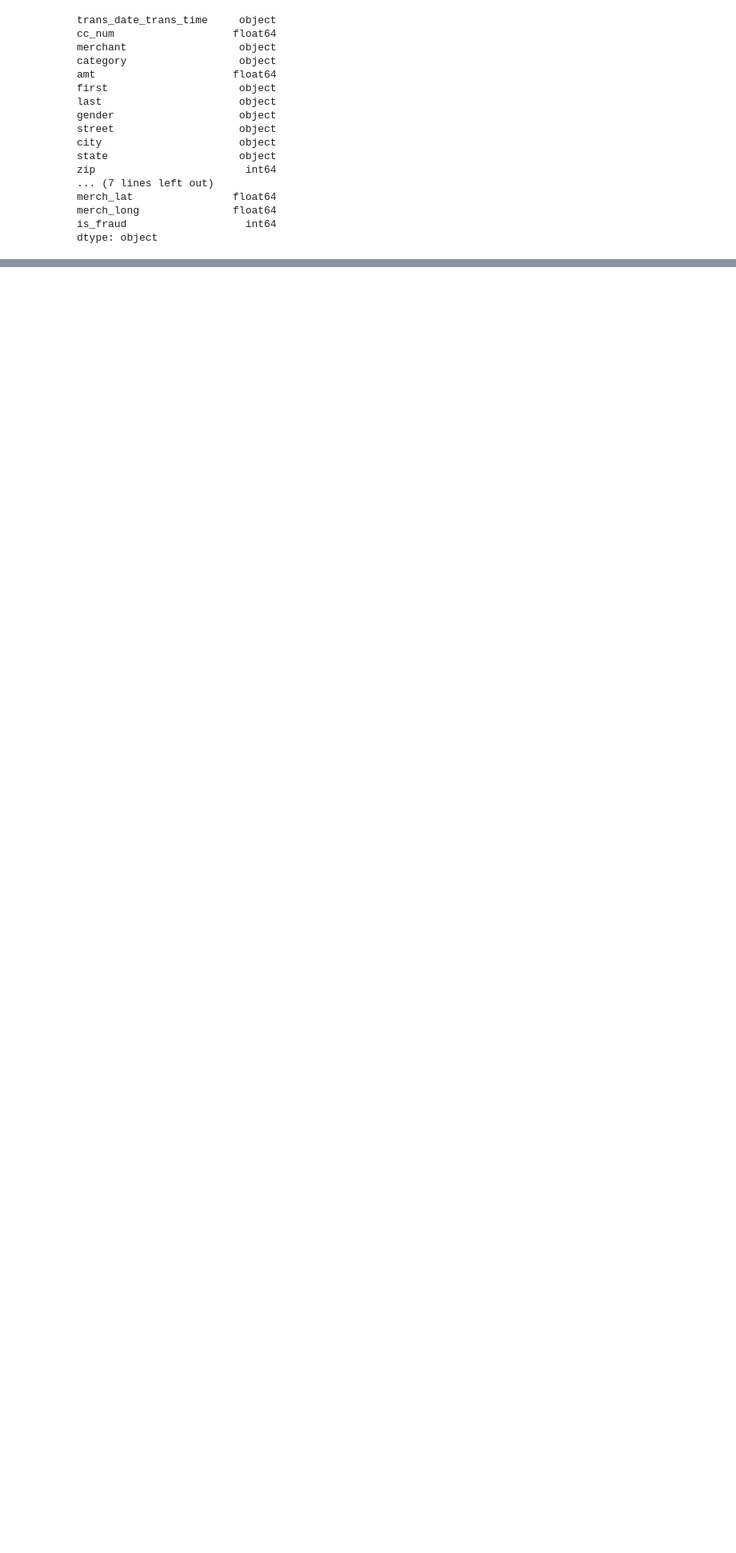
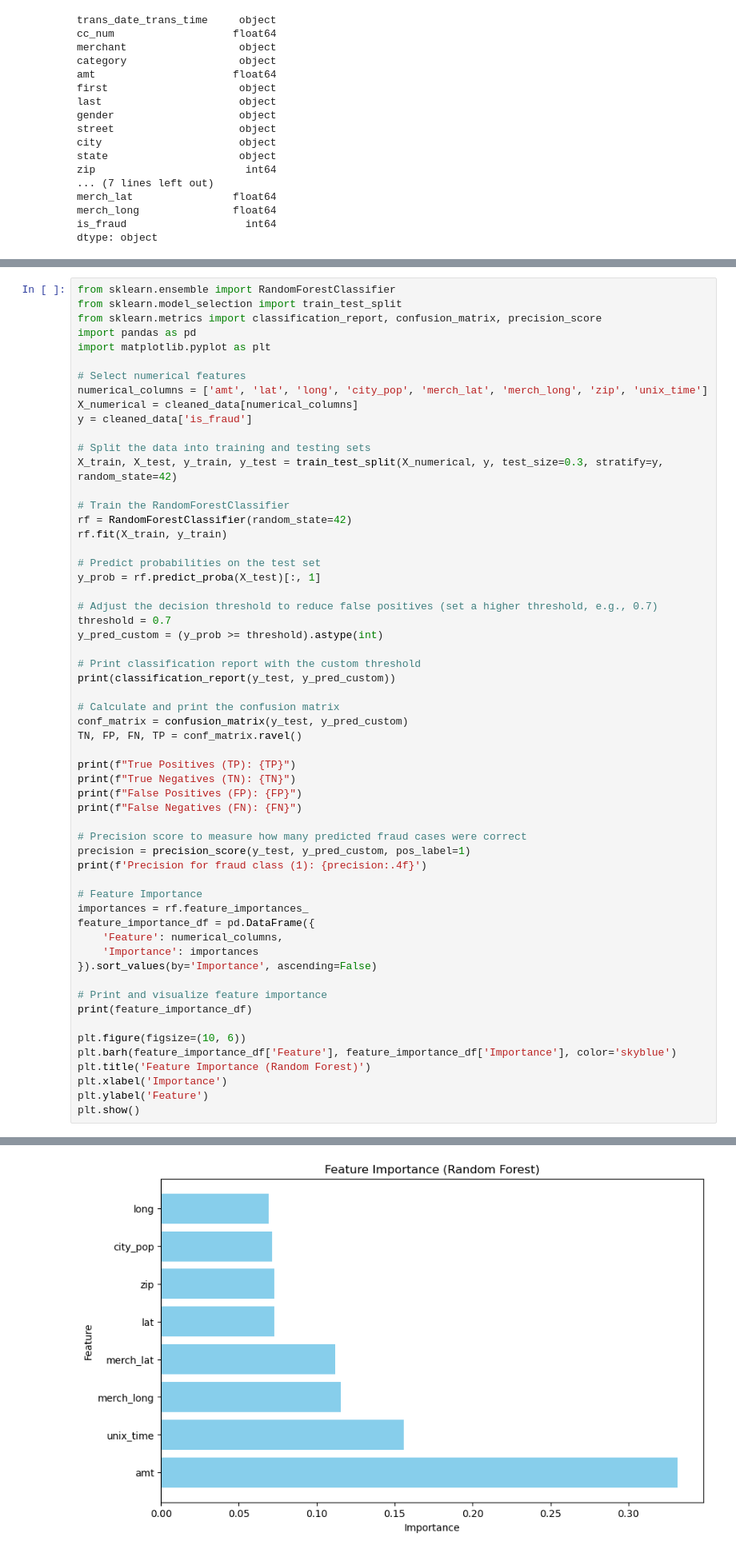
Before and after one commit to JarelKoh/Datathon, a Jupyter notebook: Datathon.ipynb, the cells around one changed output, grey strips where cells are left out. Shown at 80% size. Drawn from its saved outputs; the diff is of its cells as text; blank space fills up the shorter version.

```diff
--- a/Datathon.ipynb
+++ b/Datathon.ipynb
@@ -111,0 +86,59 @@ weighted avg       1.00      1.00      1.00    185239
+# %%
+from sklearn.ensemble import RandomForestClassifier
+from sklearn.model_selection import train_test_split
+from sklearn.metrics import classification_report, confusion_matrix, precision_score
+import pandas as pd
+import matplotlib.pyplot as plt
+
+# Select numerical features
+numerical_columns = ['amt', 'lat', 'long', 'city_pop', 'merch_lat', 'merch_long', 'zip', 'unix_time']
+X_numerical = cleaned_data[numerical_columns]
+y = cleaned_data['is_fraud']
+
+# Split the data into training and testing sets
+X_train, X_test, y_train, y_test = train_test_split(X_numerical, y, test_size=0.3, stratify=y, random_state=42)
+
+# Train the RandomForestClassifier
+rf = RandomForestClassifier(random_state=42)
+rf.fit(X_train, y_train)
+
+# Predict probabilities on the test set
+y_prob = rf.predict_proba(X_test)[:, 1]
+
+# Adjust the decision threshold to reduce false positives (set a higher threshold, e.g., 0.7)
+threshold = 0.7
+y_pred_custom = (y_prob >= threshold).astype(int)
+
+# Print classification report with the custom threshold
+print(classification_report(y_test, y_pred_custom))
+
+# Calculate and print the confusion matrix
+conf_matrix = confusion_matrix(y_test, y_pred_custom)
+TN, FP, FN, TP = conf_matrix.ravel()
+
+print(f"True Positives (TP): {TP}")
+print(f"True Negatives (TN): {TN}")
+print(f"False Positives (FP): {FP}")
+print(f"False Negatives (FN): {FN}")
+
+# Precision score to measure how many predicted fraud cases were correct
+precision = precision_score(y_test, y_pred_custom, pos_label=1)
+print(f'Precision for fraud class (1): {precision:.4f}')
+
+# Feature Importance
+importances = rf.feature_importances_
+feature_importance_df = pd.DataFrame({
+    'Feature': numerical_columns,
+    'Importance': importances
+}).sort_values(by='Importance', ascending=False)
+
+# Print and visualize feature importance
+print(feature_importance_df)
+
+plt.figure(figsize=(10, 6))
+plt.barh(feature_importance_df['Feature'], feature_importance_df['Importance'], color='skyblue')
+plt.title('Feature Importance (Random Forest)')
+plt.xlabel('Importance')
+plt.ylabel('Feature')
+plt.show()
+# %% [output]
@@ -111,0 +162 @@ weighted avg       1.00      1.00      1.00    185239
+[figure, added]
```
Also changed, not shown: parts of 5 cells of this notebook, 1 other file.
